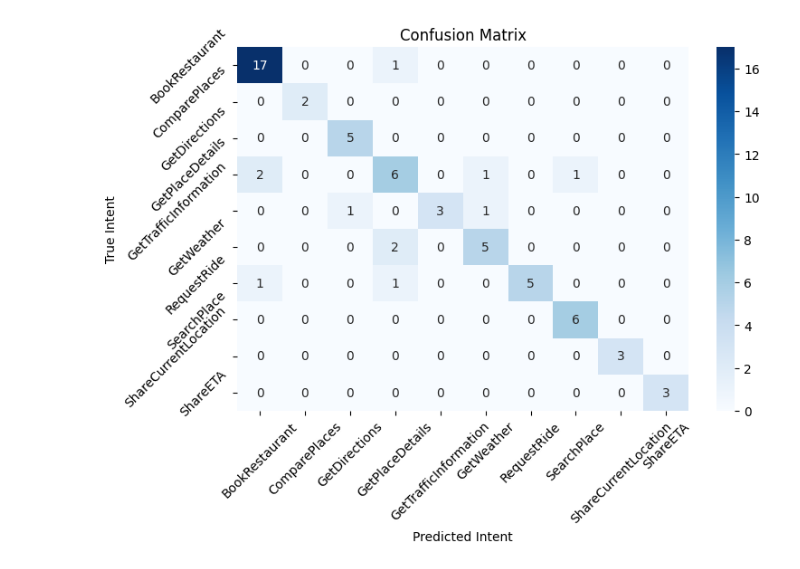
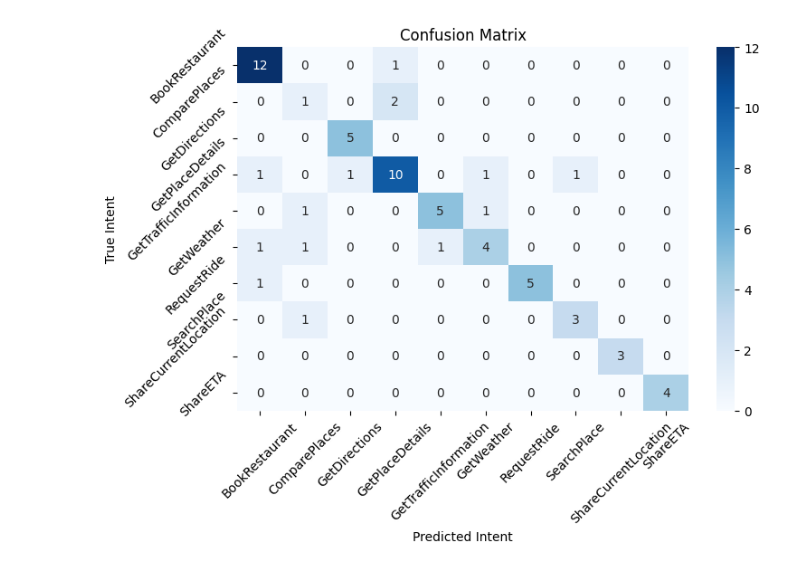
Before and after one commit to hendrikyong/CVNL_Assignment_1, a Jupyter notebook: RNN.ipynb, the cells around one changed output. Drawn from its saved outputs; the diff is of its cells as text; code cells hidden in the pictures.

```diff
--- a/RNN.ipynb
+++ b/RNN.ipynb
@@ -172,10 +172,10 @@ model.to(device)
 # 5. Train the Model (with Weight Decay) and Evaluate After Training
 # ----------------------------
 # Use weight decay for L2 regularization
-optimizer = optim.Adam(model.parameters(), lr=0.001, weight_decay=1e-5)
+optimizer = optim.Adam(model.parameters(), lr=0.0008, weight_decay=1e-5)
 criterion = nn.CrossEntropyLoss()
 
-num_epochs = 20
+num_epochs = 15
 train_losses, train_accuracies = [], []
 
 for epoch in range(num_epochs):
@@ -265 +265 @@ Epoch 05: Train Loss = 1.0952, Train Acc = 67.94%
-[figure, old version]
+[figure, new version]
```
Also changed, not shown: parts of 1 cell of this notebook.
